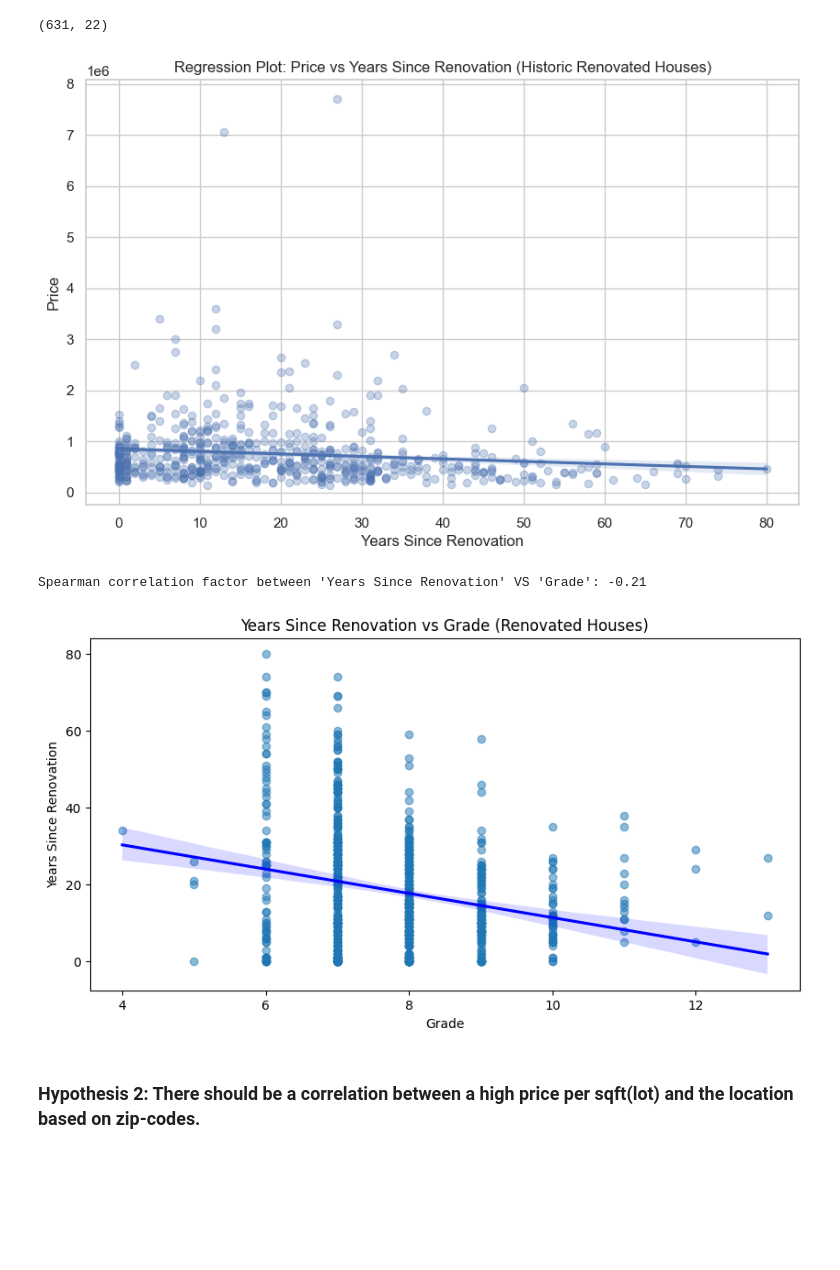
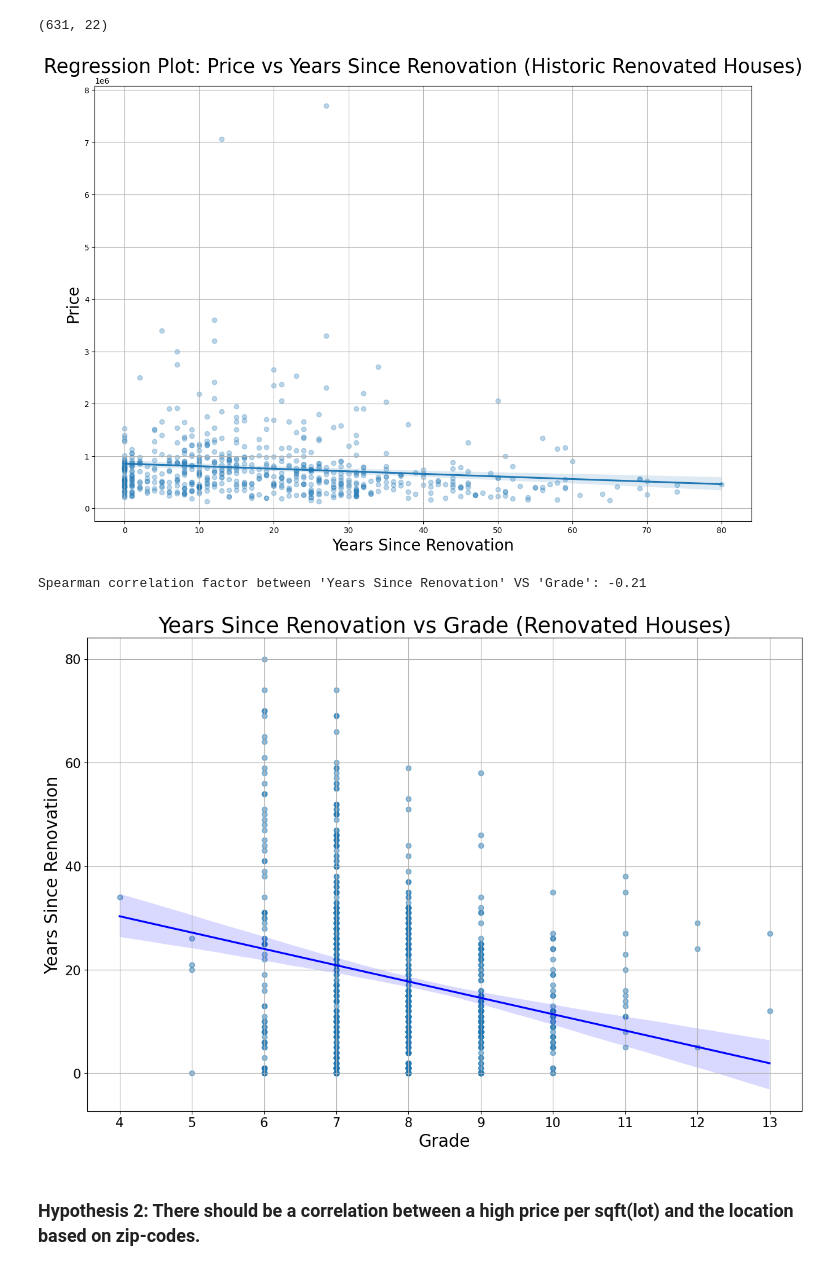
Before and after one commit to Jonaaa80/eda-project-JS, a Jupyter notebook: EDA.ipynb, the cells around one changed output. Saved outputs shown, nothing was run; the diff lists cells and outputs as text; code cells hidden in the pictures; blank space fills up the shorter version.

```diff
--- a/EDA.ipynb
+++ b/EDA.ipynb
@@ -115,22 +117,6 @@ plt.tight_layout()
 plt.show()
 # %% [output]
 [figure]
-# %%
-# import libraries and set matplotlib options
-import warnings
-
-warnings.filterwarnings("ignore")
-
-import pandas as pd
-import numpy as np
-import matplotlib.pyplot as plt
-import seaborn as sns
-
-from matplotlib.ticker import PercentFormatter
-plt.rcParams.update({ "figure.figsize" : (8, 5),"axes.facecolor" : "white", "axes.edgecolor":  "black"})
-plt.rcParams["figure.facecolor"]= "w"
-pd.plotting.register_matplotlib_converters()
-pd.set_option('display.float_format', lambda x: '%.3f' % x)
 # %% [markdown]
 # Data cleaning
 # %%
@@ -207,14 +194,15 @@ df_renovated_hist.shape
 (631, 22)
 # %%
 # Regression plot: price vs years_since_renovation
-plt.figure(figsize=(10, 6))
+plt.figure(figsize=(15, 10))
 sns.regplot(x='years_since_renovation', y='price', data=df_renovated_hist, scatter_kws={'alpha':0.3})
-plt.title('Regression Plot: Price vs Years Since Renovation (Historic Renovated Houses)')
-plt.xlabel('Years Since Renovation')
-plt.ylabel('Price')
+plt.grid(which="both", axis="both")
+plt.title('Regression Plot: Price vs Years Since Renovation (Historic Renovated Houses)', fontsize=25)
+plt.xlabel('Years Since Renovation', fontsize=20)
+plt.ylabel('Price', fontsize=20)
 plt.show()
 # %% [output]
-[figure, old version]
+[figure, new version]
 # %%
 # years in which houses were built that were renovated
 y_w_renovation = set(df_house_cl.yr_built[df_house_cl.years_since_renovation != 0])
@@ -243,14 +231,20 @@ print(f"Spearman correlation factor between 'Years Since Renovation' VS 'Grade':
 Spearman correlation factor between 'Years Since Renovation' VS 'Grade': -0.21
 # %%
 # Scatterplot with regression line for renovated houses
-plt.figure(figsize=(10, 5))
+plt.figure(figsize=(15, 10))
 sns.regplot(x='grade', y='years_since_renovation', data=df_renovated, scatter_kws={'alpha':0.5}, line_kws={'color':'blue'})
-plt.title('Years Since Renovation vs Grade (Renovated Houses)')
-plt.xlabel('Grade')
-plt.ylabel('Years Since Renovation')
+plt.grid(which="both", axis="both")
+plt.title('Years Since Renovation vs Grade (Renovated Houses)', fontsize=25)
+plt.xlabel('Grade', fontsize=20)
+plt.ylabel('Years Since Renovation', fontsize=20)
+min_grade = int(df_renovated['grade'].min())
+max_grade = int(df_renovated['grade'].max())
+plt.xticks(range(min_grade, max_grade + 1), fontsize=15)
+plt.yticks(fontsize=15)
+plt.savefig("presentations/years_renov_VS_grade.png", dpi=300)  # Save before plt.show()
 plt.show()
 # %% [output]
-[figure, old version]
+[figure, new version]
 # %% [markdown]
 ### Hypothesis 2: There should be a correlation between a high price per sqft(lot) and the location based on zip-codes.
 # %%
```
Also changed, not shown: parts of 22 cells of this notebook, 13 other files.
